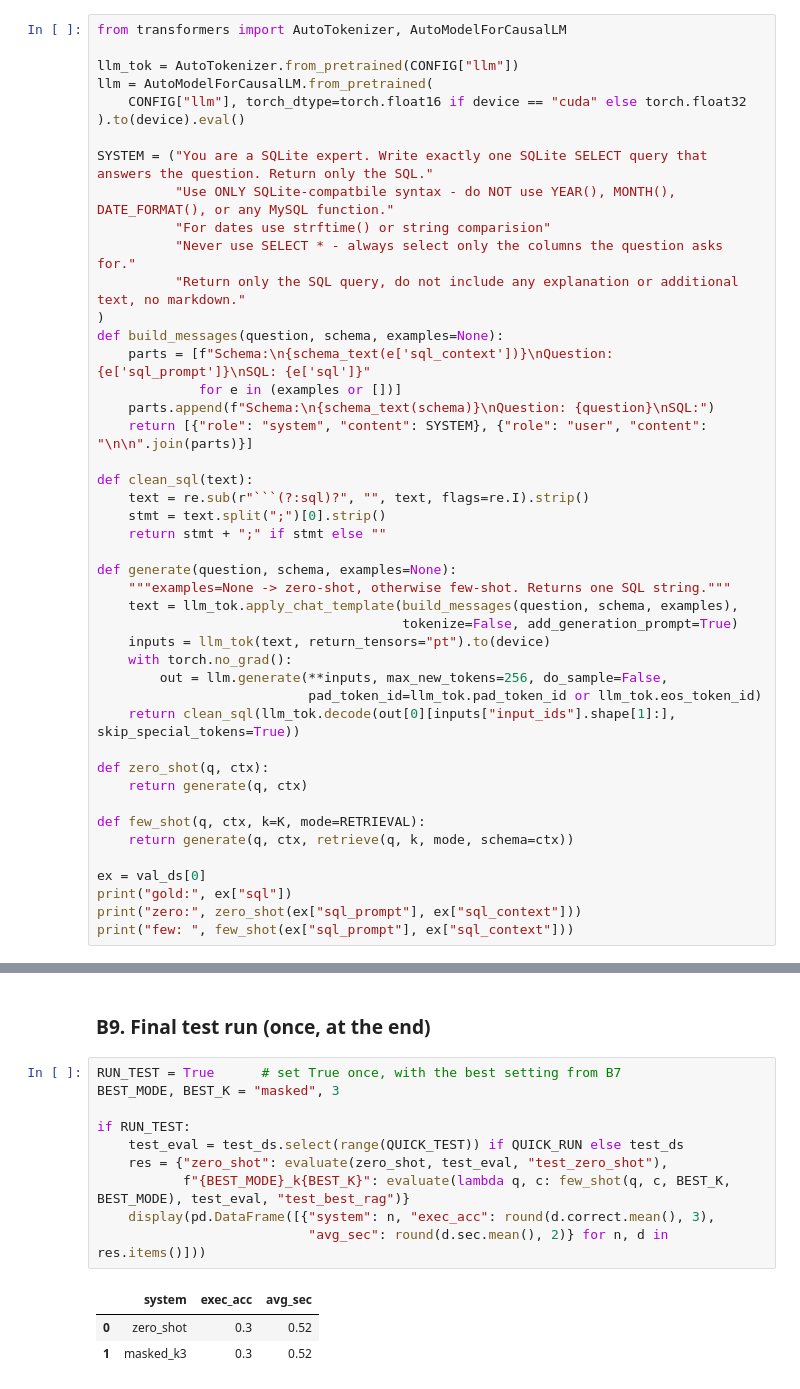
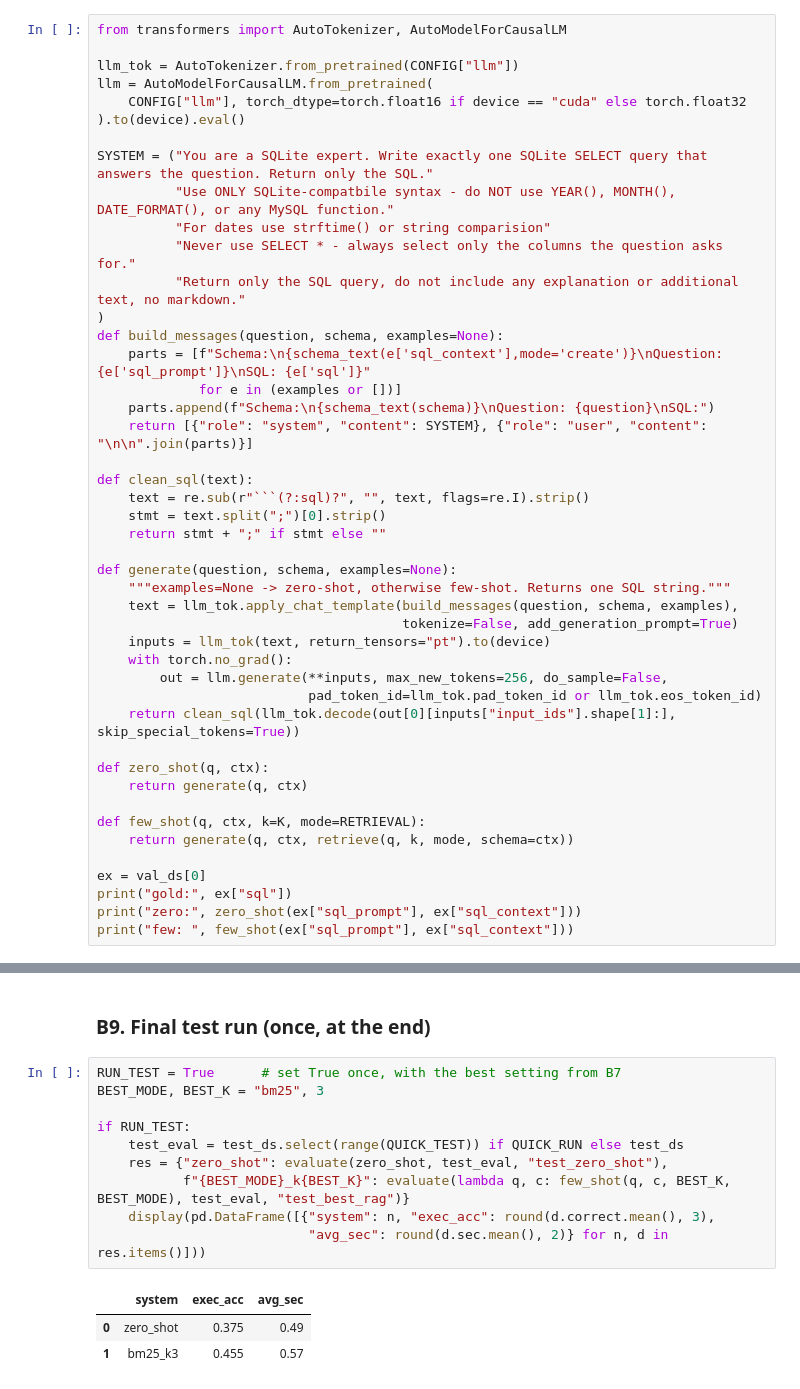
Before and after one commit to Pappu-Meghana-Sharma/p05-text-to-sql-analyst, a Jupyter notebook: p05_clean_and_rag.ipynb, the cells around one changed output, grey strips where cells are left out. Cells and saved outputs as stored; diff of their text form.

```diff
--- a/p05_clean_and_rag.ipynb
+++ b/p05_clean_and_rag.ipynb
@@ -436,7 +437,7 @@ SYSTEM = ("You are a SQLite expert. Write exactly one SQLite SELECT query that a
           "Return only the SQL query, do not include any explanation or additional text, no markdown."
 )
 def build_messages(question, schema, examples=None):
-    parts = [f"Schema:\n{schema_text(e['sql_context'])}\nQuestion: {e['sql_prompt']}\nSQL: {e['sql']}"
+    parts = [f"Schema:\n{schema_text(e['sql_context'],mode='create')}\nQuestion: {e['sql_prompt']}\nSQL: {e['sql']}"
              for e in (examples or [])]
     parts.append(f"Schema:\n{schema_text(schema)}\nQuestion: {question}\nSQL:")
     return [{"role": "system", "content": SYSTEM}, {"role": "user", "content": "\n\n".join(parts)}]
@@ -543,15 +562,15 @@ Q: What is the total number of work-related injuries for each union, sorted by t
 ### B9. Final test run (once, at the end)
 # %%
 RUN_TEST = True      # set True once, with the best setting from B7
-BEST_MODE, BEST_K = "masked", 3
+BEST_MODE, BEST_K = "bm25", 3
 
 if RUN_TEST:
     test_eval = test_ds.select(range(QUICK_TEST)) if QUICK_RUN else test_ds
     res = {"zero_shot": evaluate(zero_shot, test_eval, "test_zero_shot"),
            f"{BEST_MODE}_k{BEST_K}": evaluate(lambda q, c: few_shot(q, c, BEST_K, BEST_MODE), test_eval, "test_best_rag")}
     display(pd.DataFrame([{"system": n, "exec_acc": round(d.correct.mean(), 3),
                            "avg_sec": round(d.sec.mean(), 2)} for n, d in res.items()]))
 # %% [output]
 |  | system | exec_acc | avg_sec |
-| 0 | zero_shot | 0.3 | 0.52 |
-| 1 | masked_k3 | 0.3 | 0.52 |
+| 0 | zero_shot | 0.375 | 0.49 |
+| 1 | bm25_k3 | 0.455 | 0.57 |
```
Also changed, not shown: parts of 5 cells of this notebook, 13 other files.
